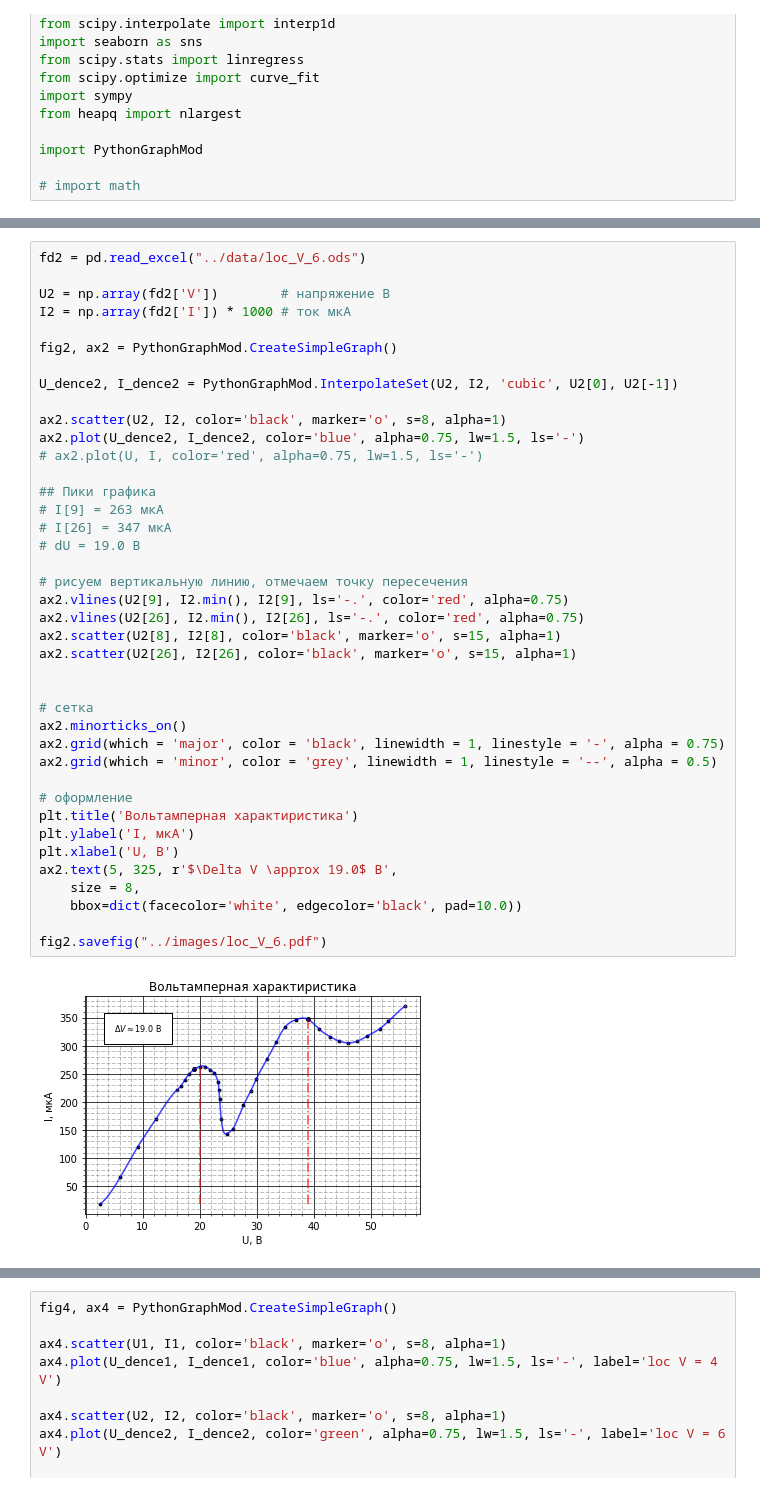
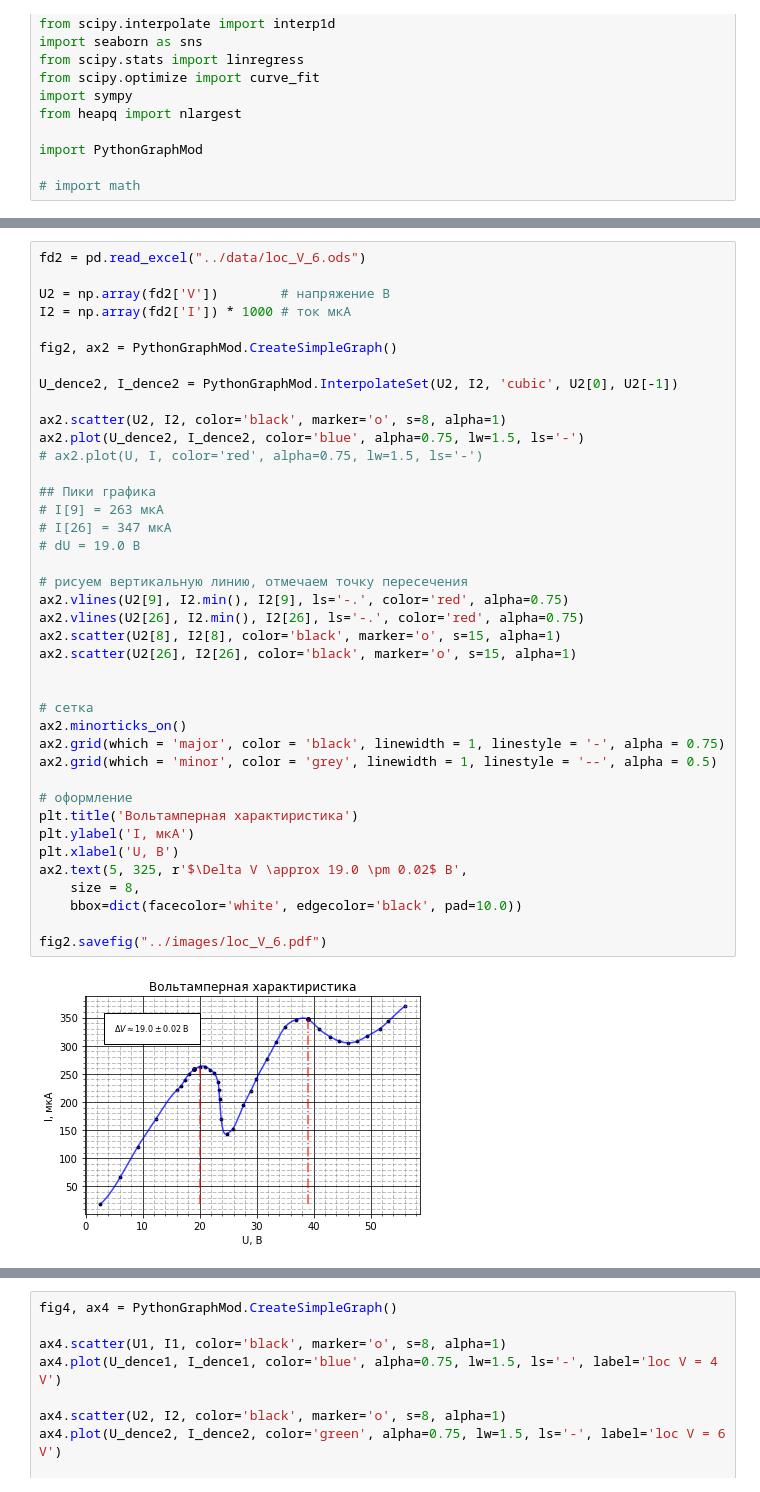
Before and after one commit to pavel-collab/MIPT_Labs, a Jupyter notebook: 5.2.1/python/graphics.ipynb, the cells around one changed output, grey strips where cells are left out. Cells and saved outputs as stored; diff of their text form.

```diff
--- a/5.2.1/python/graphics.ipynb
+++ b/5.2.1/python/graphics.ipynb
@@ -66,35 +66,35 @@ U_dence2, I_dence2 = PythonGraphMod.InterpolateSet(U2, I2, 'cubic', U2[0], U2[-1
 ax2.scatter(U2, I2, color='black', marker='o', s=8, alpha=1)
 ax2.plot(U_dence2, I_dence2, color='blue', alpha=0.75, lw=1.5, ls='-')
 # ax2.plot(U, I, color='red', alpha=0.75, lw=1.5, ls='-')
 
 ## Пики графика
 # I[9] = 263 мкА
 # I[26] = 347 мкА
 # dU = 19.0 В
 
 # рисуем вертикальную линию, отмечаем точку пересечения
 ax2.vlines(U2[9], I2.min(), I2[9], ls='-.', color='red', alpha=0.75)
 ax2.vlines(U2[26], I2.min(), I2[26], ls='-.', color='red', alpha=0.75)
 ax2.scatter(U2[8], I2[8], color='black', marker='o', s=15, alpha=1)
 ax2.scatter(U2[26], I2[26], color='black', marker='o', s=15, alpha=1)
 
 
 # сетка
 ax2.minorticks_on()
 ax2.grid(which = 'major', color = 'black', linewidth = 1, linestyle = '-', alpha = 0.75)
 ax2.grid(which = 'minor', color = 'grey', linewidth = 1, linestyle = '--', alpha = 0.5)
 
 # оформление
 plt.title('Вольтамперная характиристика')
 plt.ylabel('I, мкА')
 plt.xlabel('U, В')
-ax2.text(5, 325, r'$\Delta V \approx 19.0$ В',
+ax2.text(5, 325, r'$\Delta V \approx 19.0 \pm 0.02$ В',
     size = 8,
     bbox=dict(facecolor='white', edgecolor='black', pad=10.0))
 
 fig2.savefig("../images/loc_V_6.pdf")
 # %% [output]
-[figure, old version]
+[figure, new version]
 # %%
 fd3 = pd.read_excel("../data/loc_V_9.ods")
 
```
Also changed, not shown: parts of 2 cells of this notebook, 6 other files.
